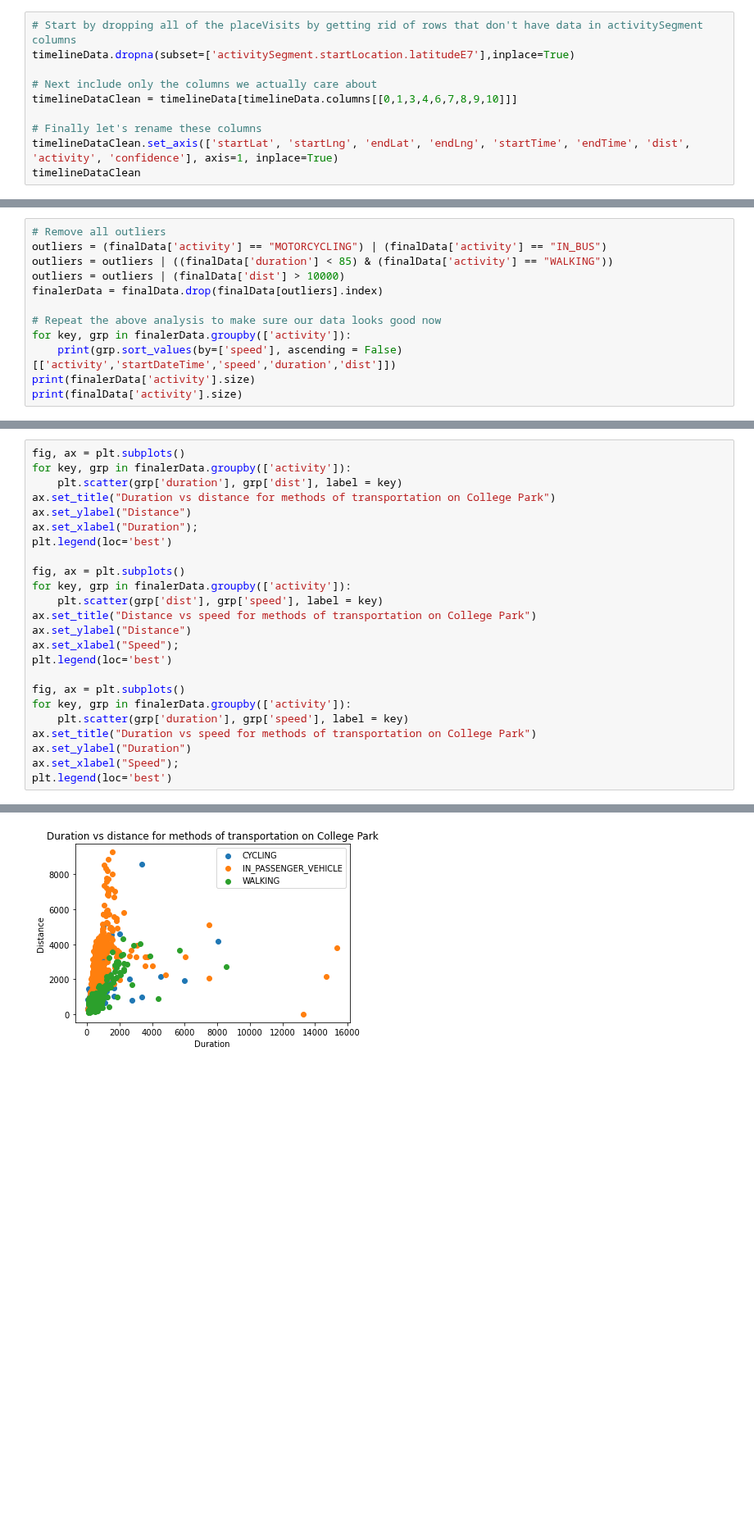
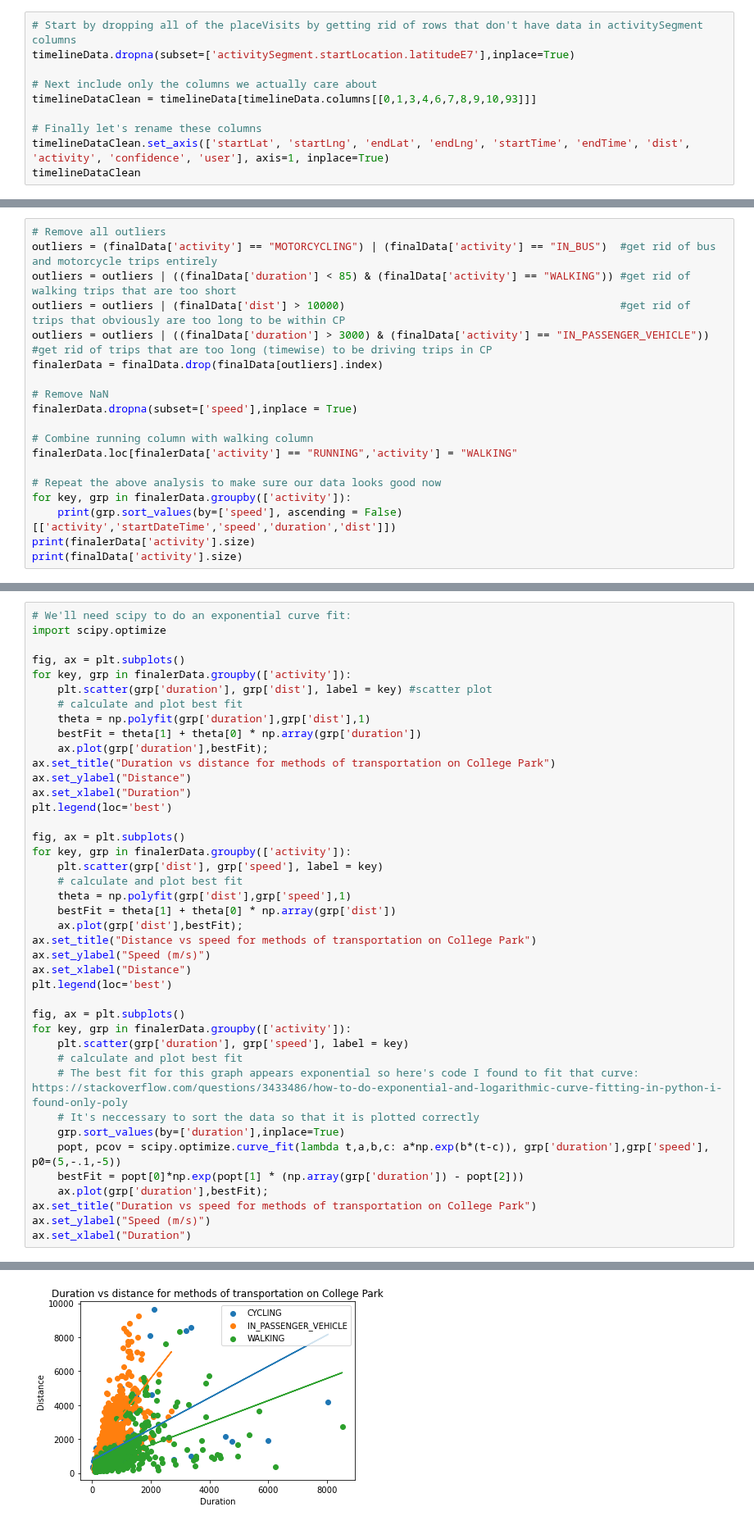
Before and after one commit to zaphim12/320final, a Jupyter notebook: index.ipynb, the cells around one changed output, grey strips where cells are left out. Shown at 82% size. Cells and saved outputs as stored; diff of their text form; blank space fills up the shorter version.

Commit message:
Added more finalized prose, removed extra json and finished thru parts 3

```diff
--- a/index.ipynb
+++ b/index.ipynb
@@ -81,9 +120,9 @@ This data obviously needs a lot of clean-up. I saw some libraries like Glom that
 timelineData.dropna(subset=['activitySegment.startLocation.latitudeE7'],inplace=True)
 
 # Next include only the columns we actually care about
-timelineDataClean = timelineData[timelineData.columns[[0,1,3,4,6,7,8,9,10]]]
+timelineDataClean = timelineData[timelineData.columns[[0,1,3,4,6,7,8,9,10,93]]]
 
 # Finally let's rename these columns
-timelineDataClean.set_axis(['startLat', 'startLng', 'endLat', 'endLng', 'startTime', 'endTime', 'dist', 'activity', 'confidence'], axis=1, inplace=True)
+timelineDataClean.set_axis(['startLat', 'startLng', 'endLat', 'endLng', 'startTime', 'endTime', 'dist', 'activity', 'confidence', 'user'], axis=1, inplace=True)
 timelineDataClean
 # %% [output]
@@ -272,9 +313,16 @@ So we have to remove indices 5957 and 6752 since both of these are motorcycling
 # %%
 # Remove all outliers
-outliers = (finalData['activity'] == "MOTORCYCLING") | (finalData['activity'] == "IN_BUS")
-outliers = outliers | ((finalData['duration'] < 85) & (finalData['activity'] == "WALKING"))
-outliers = outliers | (finalData['dist'] > 10000)
+outliers = (finalData['activity'] == "MOTORCYCLING") | (finalData['activity'] == "IN_BUS")  #get rid of bus and motorcycle trips entirely
+outliers = outliers | ((finalData['duration'] < 85) & (finalData['activity'] == "WALKING")) #get rid of walking trips that are too short
+outliers = outliers | (finalData['dist'] > 10000)                                           #get rid of trips that obviously are too long to be within CP
+outliers = outliers | ((finalData['duration'] > 3000) & (finalData['activity'] == "IN_PASSENGER_VEHICLE")) #get rid of trips that are too long (timewise) to be driving trips in CP
 finalerData = finalData.drop(finalData[outliers].index)
+
+# Remove NaN
+finalerData.dropna(subset=['speed'],inplace = True)
+
+# Combine running column with walking column
+finalerData.loc[finalerData['activity'] == "RUNNING",'activity'] = "WALKING"
 
 # Repeat the above analysis to make sure our data looks good now
 for key, grp in finalerData.groupby(['activity']):
@@ -304,25 +352,42 @@ Our data is looking really good now so let's repeat this graph now with this new
 # %%
+# We'll need scipy to do an exponential curve fit:
+import scipy.optimize
+
 fig, ax = plt.subplots()
 for key, grp in finalerData.groupby(['activity']):
-    plt.scatter(grp['duration'], grp['dist'], label = key)
+    plt.scatter(grp['duration'], grp['dist'], label = key) #scatter plot
+    # calculate and plot best fit
+    theta = np.polyfit(grp['duration'],grp['dist'],1)
+    bestFit = theta[1] + theta[0] * np.array(grp['duration'])
+    ax.plot(grp['duration'],bestFit);
 ax.set_title("Duration vs distance for methods of transportation on College Park")
 ax.set_ylabel("Distance")
-ax.set_xlabel("Duration");
+ax.set_xlabel("Duration")
 plt.legend(loc='best')
 
 fig, ax = plt.subplots()
 for key, grp in finalerData.groupby(['activity']):
     plt.scatter(grp['dist'], grp['speed'], label = key)
+    # calculate and plot best fit
+    theta = np.polyfit(grp['dist'],grp['speed'],1)
+    bestFit = theta[1] + theta[0] * np.array(grp['dist'])
+    ax.plot(grp['dist'],bestFit);
 ax.set_title("Distance vs speed for methods of transportation on College Park")
-ax.set_ylabel("Distance")
-ax.set_xlabel("Speed");
+ax.set_ylabel("Speed (m/s)")
+ax.set_xlabel("Distance")
 plt.legend(loc='best')
 
 fig, ax = plt.subplots()
 for key, grp in finalerData.groupby(['activity']):
     plt.scatter(grp['duration'], grp['speed'], label = key)
+    # calculate and plot best fit
+    # The best fit for this graph appears exponential so here's code I found to fit that curve: https://stackoverflow.com/questions/3433486/how-to-do-exponential-and-logarithmic-curve-fitting-in-python-i-found-only-poly
+    # It's neccessary to sort the data so that it is plotted correctly
+    grp.sort_values(by=['duration'],inplace=True)
+    popt, pcov = scipy.optimize.curve_fit(lambda t,a,b,c: a*np.exp(b*(t-c)), grp['duration'],grp['speed'], p0=(5,-.1,-5))
+    bestFit = popt[0]*np.exp(popt[1] * (np.array(grp['duration']) - popt[2]))
+    ax.plot(grp['duration'],bestFit);
 ax.set_title("Duration vs speed for methods of transportation on College Park")
-ax.set_ylabel("Duration")
-ax.set_xlabel("Speed");
-plt.legend(loc='best')
+ax.set_ylabel("Speed (m/s)")
+ax.set_xlabel("Duration")
 # %% [output]
@@ -330 +395 @@ plt.legend(loc='best')
-[figure, old version]
+[figure, new version]
```
Also changed, not shown: parts of 37 cells of this notebook, 39 other files.
